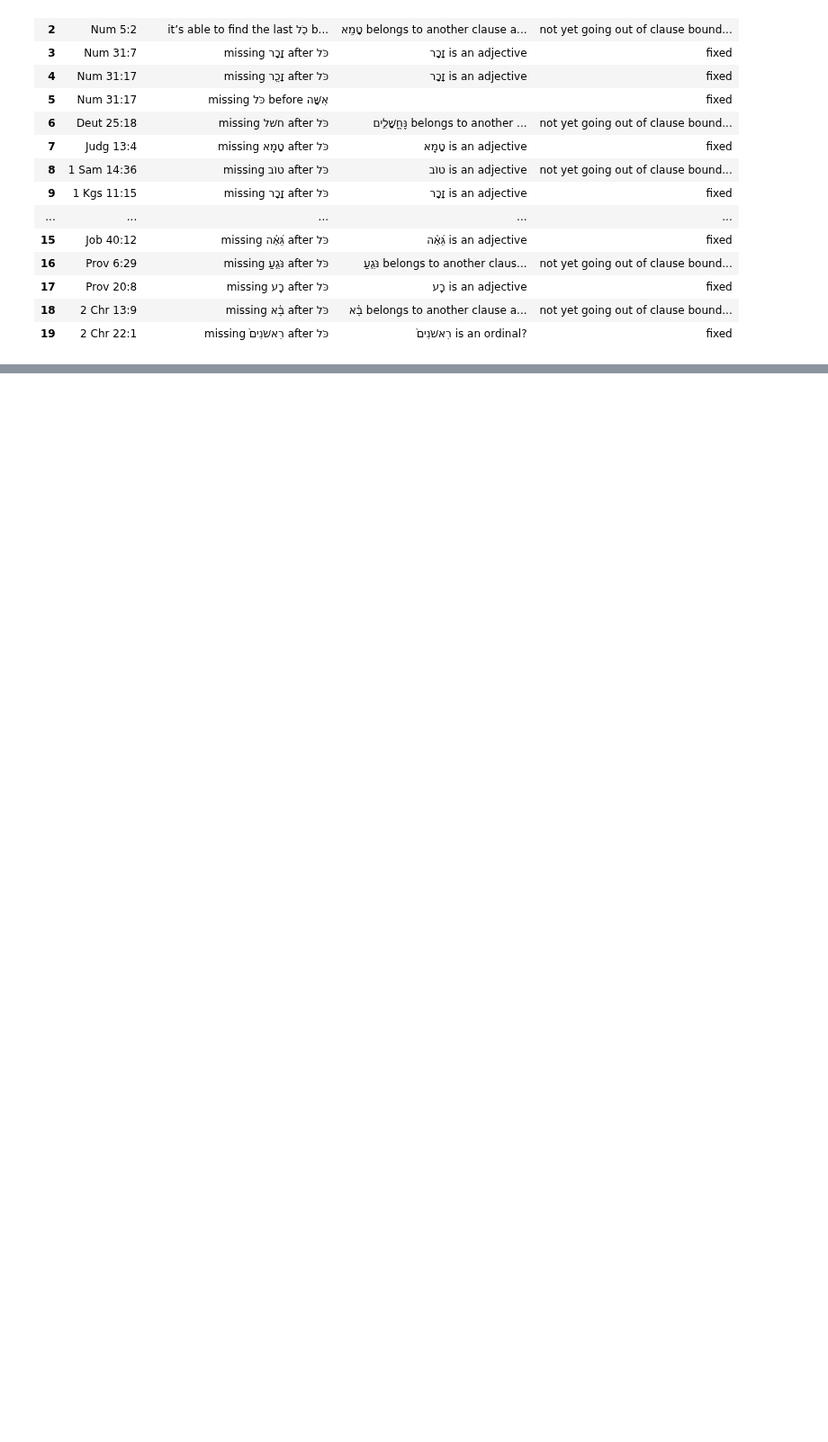
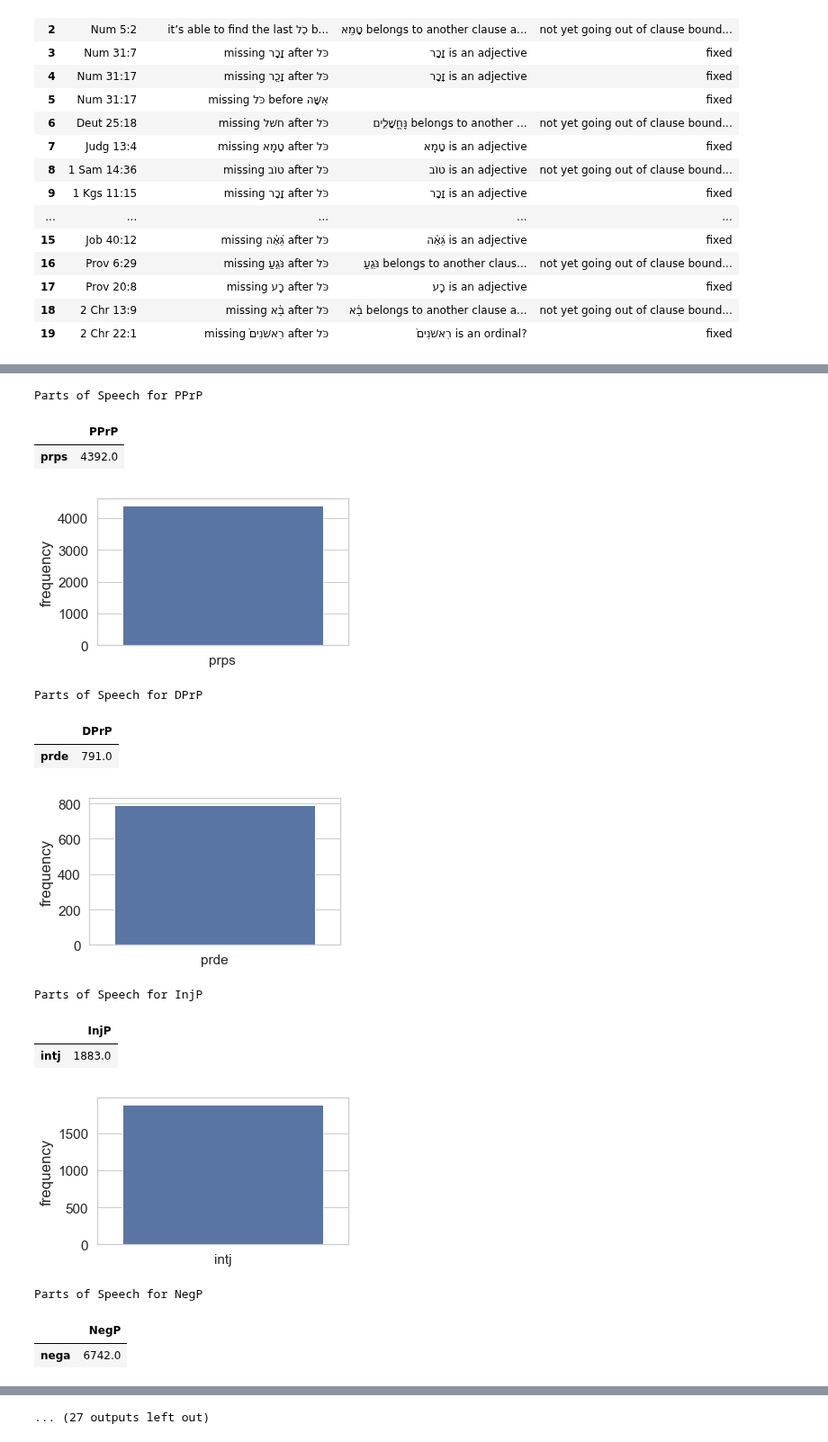
Before and after one commit to ETCBC/lingo, a Jupyter notebook: heads/getting_heads2.ipynb, the cells around one changed output, grey strips where cells are left out. Shown at 90% size. Cells and saved outputs as stored; diff of their text form; code cells hidden in the pictures; blank space fills up the shorter version.

```diff
--- a/heads/getting_heads2.ipynb
+++ b/heads/getting_heads2.ipynb
@@ -697,4 +731,6 @@ running query on NP_quantified
 # %%
 for phrase in list(remaining_phrases)[:100]:
-    A.pretty(phrase, withNodes=True)
+    print('{} {}:{}'.format(*T.sectionFromNode(phrase)))
+    print(f'phrase {F.number.v(phrase)}')
+    A.prettyTuple((phrase,), seqNumber=phrase, withNodes=True, condenseType='clause')
 # %% [output]
@@ -904,0 +1001,38 @@ ku_eval
+# %%
+typ2pdpcounts = collections.defaultdict(lambda: collections.Counter())
+
+for phrase, heads in phrase2heads.items():
+    typ = F.typ.v(phrase)
+    pdps = [F.pdp.v(head) for head in heads]
+    typ2pdpcounts[typ].update(pdps)
+
+typ2pdpcounts = pd.DataFrame(typ2pdpcounts).fillna(0)
+# %%
+sns.set(style='whitegrid', font_scale=1.4)
+
+for typ in typ2pdpcounts:
+    positive = typ2pdpcounts[typ][typ2pdpcounts[typ] > 0].sort_values(ascending=False)
+
+    print(f'Parts of Speech for {typ}')
+    display(pd.DataFrame(positive))
+
+    plt.figure(figsize=(5, 3))
+    sns.barplot(x=positive.index, y=positive)
+    plt.ylabel('frequency')
+    plt.show()
+# %% [output]
+Parts of Speech for PPrP
+|  | PPrP |
+| prps | 4392.0 |
+[figure, added]
+Parts of Speech for DPrP
+|  | DPrP |
+| prde | 791.0 |
+[figure, added]
+Parts of Speech for InjP
+|  | InjP |
+| intj | 1883.0 |
+[figure, added]
+Parts of Speech for NegP
+|  | NegP |
+| nega | 6742.0 |
@@ -904,0 +1040 @@ ku_eval
+... (27 outputs left out)
```
Also changed, not shown: parts of 48 cells of this notebook.
